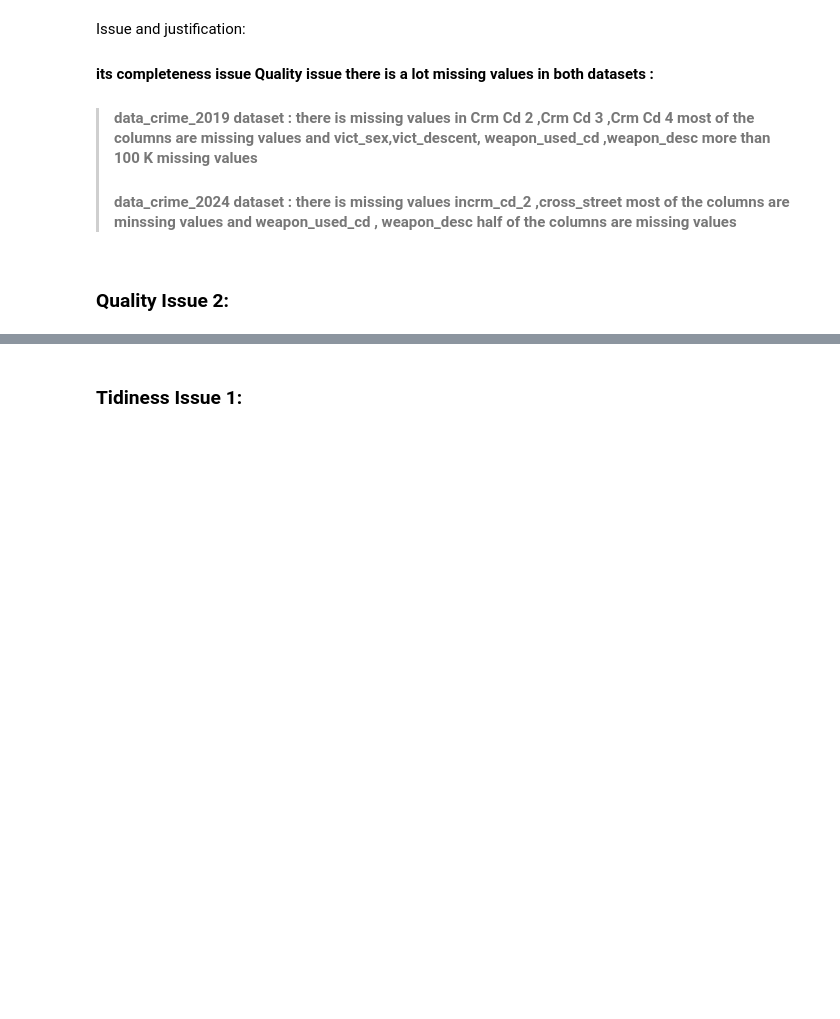
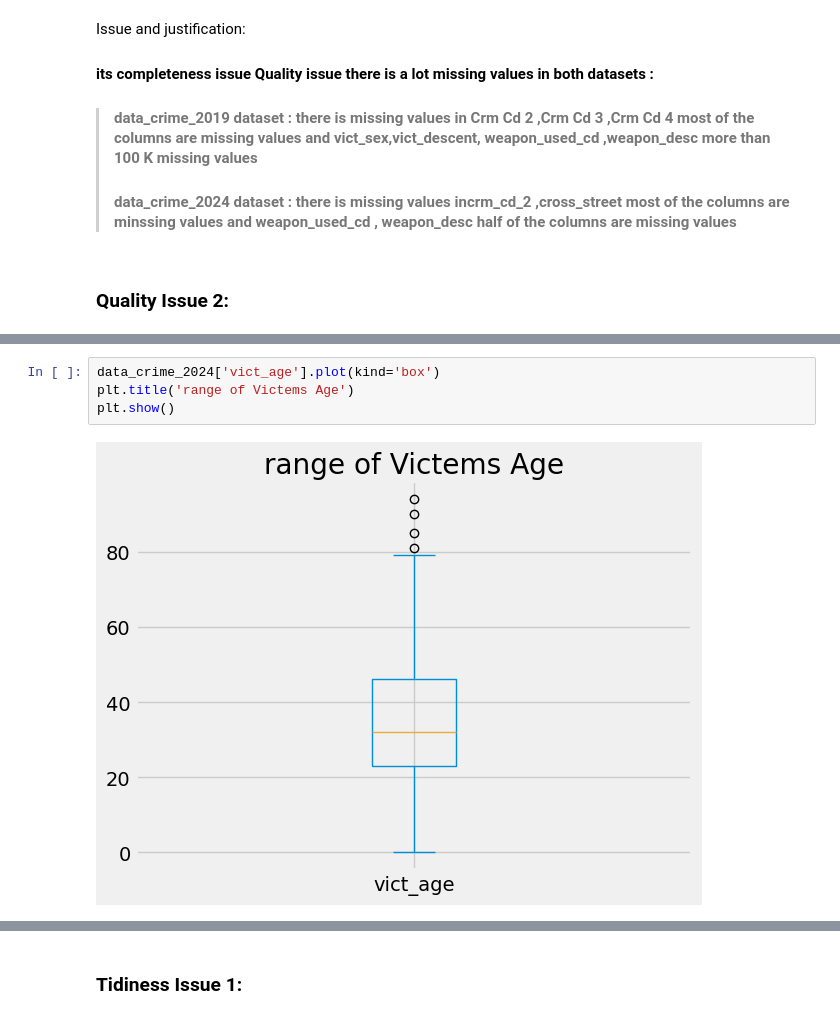
Before and after one commit to masiod/Fred_data, a Jupyter notebook: Data_Wrangling_Project_Starter.ipynb, the cells around one changed output, grey strips where cells are left out. Cells and saved outputs as stored; diff of their text form; blank space fills up the shorter version.

```diff
--- a/Data_Wrangling_Project_Starter.ipynb
+++ b/Data_Wrangling_Project_Starter.ipynb
@@ -227,0 +247,6 @@ Name: count, dtype: int64
+# %%
+data_crime_2024['vict_age'].plot(kind='box')
+plt.title('range of Victems Age')
+plt.show()
+# %% [output]
+[figure, added]
```
Also changed, not shown: parts of 44 cells of this notebook.
